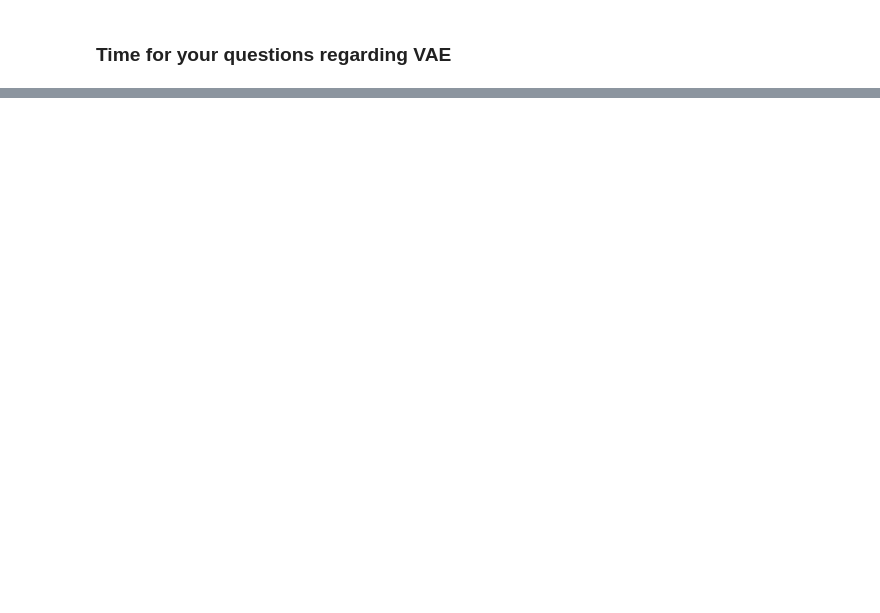
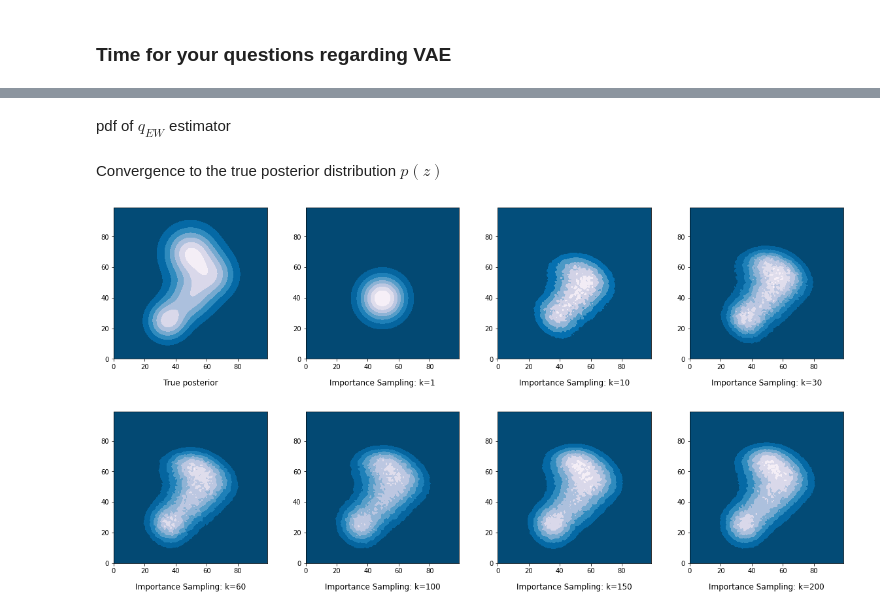
Before and after one commit to r-isachenko/2022-2023-DGM-AIMasters-course, a Jupyter notebook: seminars/seminar5/seminar5.ipynb, the cells around one changed output, grey strips where cells are left out. Saved outputs shown, nothing was run; the diff lists cells and outputs as text; code cells hidden in the pictures; blank space fills up the shorter version.

```diff
--- a/seminars/seminar5/seminar5.ipynb
+++ b/seminars/seminar5/seminar5.ipynb
@@ -157,0 +284,13 @@ $$\phi_{k + 1} = \phi_{k} + \eta \nabla_{\phi} L(q(\cdot| \boldsymbol{X}, \phi),
+# %%
+# Real p(z) distribution
+mixture = [multivariate_normal(mean=3*np.array([0, 1]), cov=2*np.eye(2)),
+           multivariate_normal(mean=-1.5*np.ones(2), cov=0.75*np.eye(2)),
+           multivariate_normal(mean=1.5*np.ones(2), cov=np.eye(2)),
+           multivariate_normal(mean=np.zeros(2), cov=np.eye(2)),
+           multivariate_normal(mean=3*np.array([0, 1]), cov=np.eye(2))]
+p_z_logpdf = lambda x: np.log(np.mean(np.array([mix.pdf(x) for mix in mixture]), axis = 0))
+
+# proposed q(z) distribution
+q_z = multivariate_normal(mean=np.zeros(2), cov=np.eye(2))
+# %% [markdown]
+pdf of $q_{EW}$ estimator
@@ -157,0 +350,27 @@ $$\phi_{k + 1} = \phi_{k} + \eta \nabla_{\phi} L(q(\cdot| \boldsymbol{X}, \phi),
+# %% [markdown]
+Convergence to the true posterior distribution $p(z)$
+# %%
+num_row = 2
+num_col = 4
+
+plt.rcParams['figure.figsize'] = (num_col*5.0, num_row*5.0)
+
+fig = plt.figure()
+gs = gridspec.GridSpec(num_row, num_col)
+ax = []
+for i in range(gs.get_geometry()[0]):
+    for j in range(gs.get_geometry()[1]):
+        ax.append(fig.add_subplot(gs[i, j]))
+
+for i, image in enumerate(list_of_image):
+    ax[i].contourf(image, cmap=cm.PuBu_r)
+    if i == 0:
+        ax[i].set_title('True posterior', y=-0.2)
+    else:
+        ax[i].set_title('Importance Sampling: k={}'.format(list_of_K[i-1]), y=-0.2)
+
+plt.subplots_adjust(wspace=0.25, hspace=0.35)
+
+plt.show()
+# %% [output]
+[figure, added]
```
Also changed, not shown: parts of 21 cells of this notebook, 6 other files.
